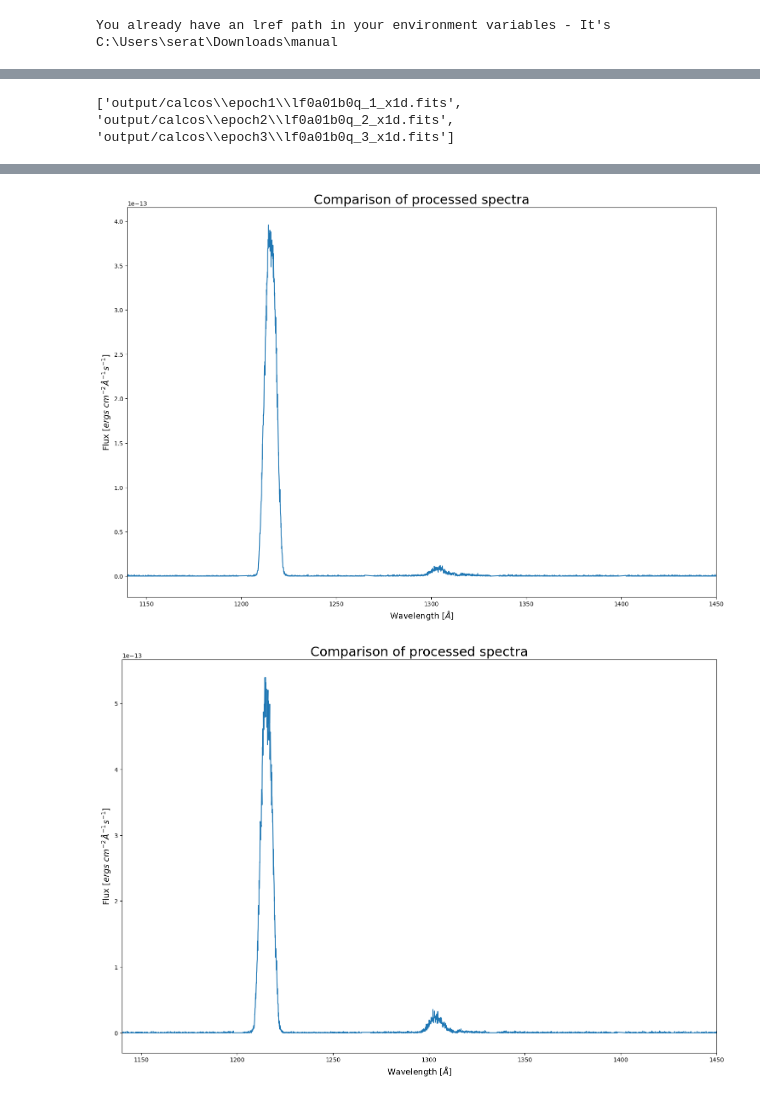
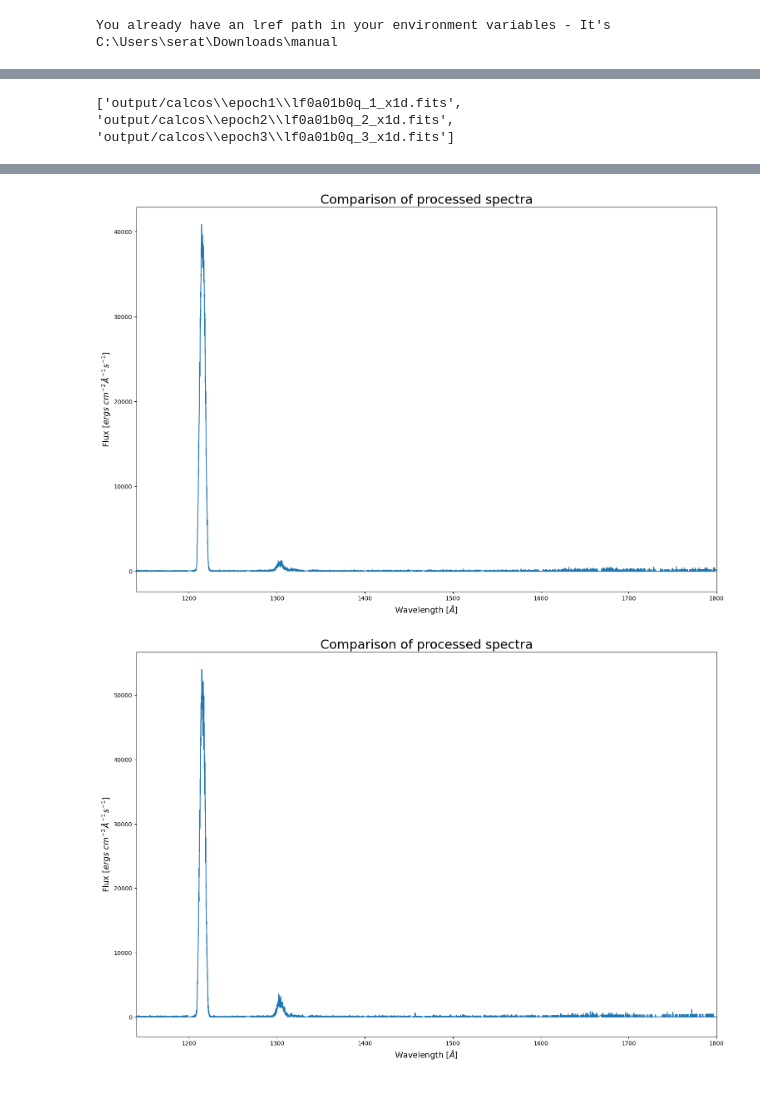
Before and after one commit to seratsaad/ticktock, a Jupyter notebook: time_tag.ipynb, the cells around one changed output, grey strips where cells are left out. Saved outputs shown, nothing was run; the diff lists cells and outputs as text; code cells hidden in the pictures.

```diff
--- a/time_tag.ipynb
+++ b/time_tag.ipynb
@@ -63,7 +63,7 @@ fig = plt.figure(figsize=(12, 10))
 # Using gridspec to let us control panel sizes and locations
 gs = fig.add_gridspec(nrows=2, ncols=2)
 # Get the time data for each exposure
-binsize = 0.1  # Number of seconds in a bin
+binsize = 10  # Number of seconds in a bin
 for i, ctag in enumerate(downloaded_corrtags):
     ax = fig.add_subplot(gs[int(i/2), i % 2])  # make the subplot
     ctab = Table.read(ctag, 1)  # read the data into a table
@@ -110,7 +110,7 @@ hist = plt.hist(event_times, bins=np.arange(0, max(event_times)+binsize, binsize
                 color='k', alpha=0.7)
 
 # Add time ranges "epochs" or "windows of time" as transparent spans:
-epoch_markers = [(10, 350), (350, 950), (950, max(event_times))]
+epoch_markers = [(10, 400), (400, 950), (950, max(event_times))]
 print(f"The length of the exposure is ~{int(max(event_times))} s")
 epoch_labels = ["Region 1", "Region 2", "Region 3"]
 for epoch_time, epoch_label, color in zip(epoch_markers, epoch_labels, "bgr"):
@@ -257,16 +257,16 @@ for i, pfile in enumerate(processed_files):  # Loop through
     plt.figure(figsize=(18, 12))
     with warnings.catch_warnings():
         warnings.filterwarnings('ignore', category=UnitsWarning, append=True)
-        w, f, ferr, dq = Table.read(
-            pfile)[0]['WAVELENGTH', 'FLUX', 'ERROR', 'DQ']
+        w, f, ferr, dq = Table.read(pfile)[0]['WAVELENGTH', 'FLUX', 'ERROR', 'DQ']
     dq_mask = np.where(dq == 0) # filter to good quality data
     w, f, ferr = w[dq_mask], f[dq_mask], ferr[dq_mask]
-    plt.plot(w, f)  # Label with the epoch name
+    plt.plot(w, f/1e-17)  # Label with the epoch name
 
     plt.title("Comparison of processed spectra", size=22)
     plt.xlabel("Wavelength [$\AA$]", size=14)
     plt.ylabel("Flux [$ergs\ cm^{-2} \AA^{-1}s^{-1}$]", size=14)
-    plt.xlim(1140, 1450)
+    plt.xlim(1140, 1800)
+    #plt.ylim(-0.01e-13, 0.5e-13)
     plt.show()
     #plt.savefig(plots_dir / f"Compare_spectrum.png", dpi=200)
 # %% [output]
@@ -275,2 +275,2 @@ for i, pfile in enumerate(processed_files):  # Loop through
-[figure, old version]
+[figure, new version]
-[figure, old version]
+[figure, new version]
```
Also changed, not shown: parts of 5 cells of this notebook.
